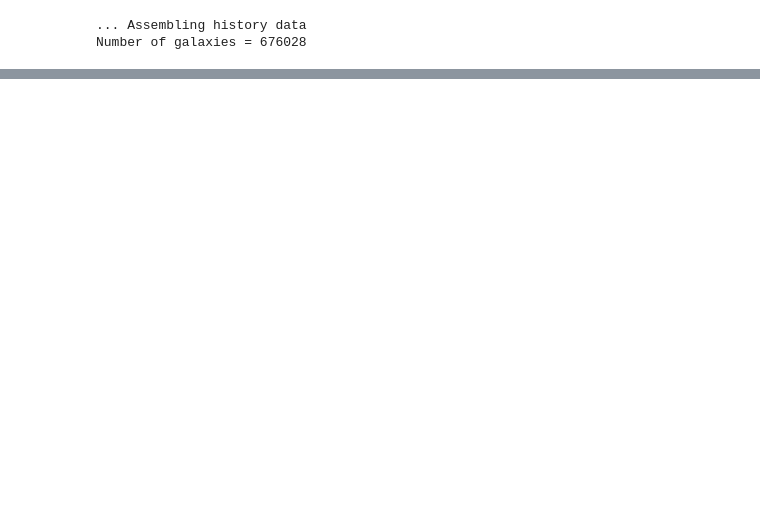
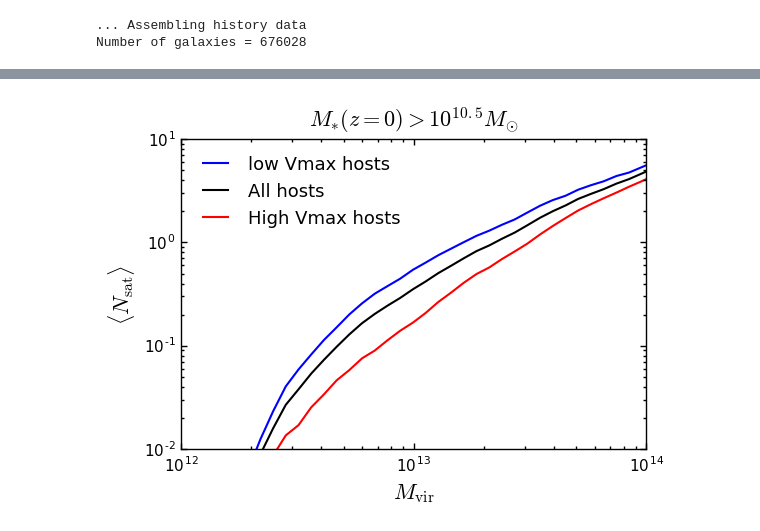
Before and after one commit to aphearin/time_evolving_cam_utils, a Jupyter notebook: calculated_conditioned_hod.ipynb, the cells around one changed output, grey strips where cells are left out. Saved outputs shown, nothing was run; the diff lists cells and outputs as text; code cells hidden in the pictures; blank space fills up the shorter version.

```diff
--- a/calculated_conditioned_hod.ipynb
+++ b/calculated_conditioned_hod.ipynb
@@ -43,0 +122,32 @@ histories['high_host_vmax'][histories['host_vmax'] < 10**interpolated_median_log
+# %%
+from scipy.signal import savgol_filter, medfilt
+
+fig = plt.figure()
+ax = fig.add_subplot(111)
+
+xlabel = ax.set_xlabel(r'$M_{\rm vir}$', fontsize=16)
+ylabel = ax.set_ylabel(r'$\langle N_{\rm sat} \rangle$', fontsize=16)
+title = ax.set_title(r'$M_{\ast}(z=0) > 10^{10.5}M_{\odot}$', fontsize=16, y=1.02) # y param fixes an overhanging title
+
+ax.plot(10**log_mvir_bin_mids, savgol_filter(mean_nsat_low_vmax, 11, 3),
+        color='blue', label='low Vmax hosts')
+ax.plot(10**log_mvir_bin_mids, savgol_filter(mean_nsat_all, 11, 3),
+        color='k', label='All hosts')
+ax.plot(10**log_mvir_bin_mids, savgol_filter(mean_nsat_high_vmax, 11, 3),
+        color='red', label='High Vmax hosts')
+
+plt.loglog()
+plt.xlim(xmin=1e12, xmax=1e14)
+plt.ylim(ymin=1e-2, ymax=10)
+
+ax.tick_params(axis='x', length=4, width=1, which='major')
+ax.tick_params(axis='x', length=2, width=1, which='minor')
+ax.tick_params(axis='y', length=4, width=1, which='major')
+ax.tick_params(axis='y', length=2, width=1, which='minor')
+plt.xticks(fontsize=11); plt.yticks(fontsize=11)
+
+plt.legend(loc='upper left')
+fig.savefig('FIGS/universe_machine_decorated_nsat.pdf',
+            bbox_extra_artists=[xlabel, ylabel], bbox_inches='tight')
+# %% [output]
+[figure, added]
```
Also changed, not shown: parts of 4 cells of this notebook, 2 other files.
